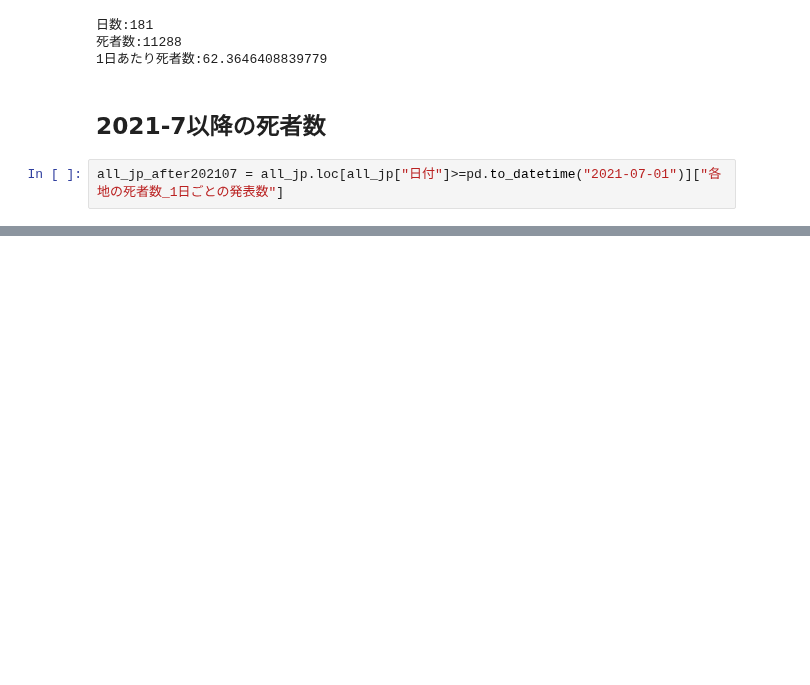
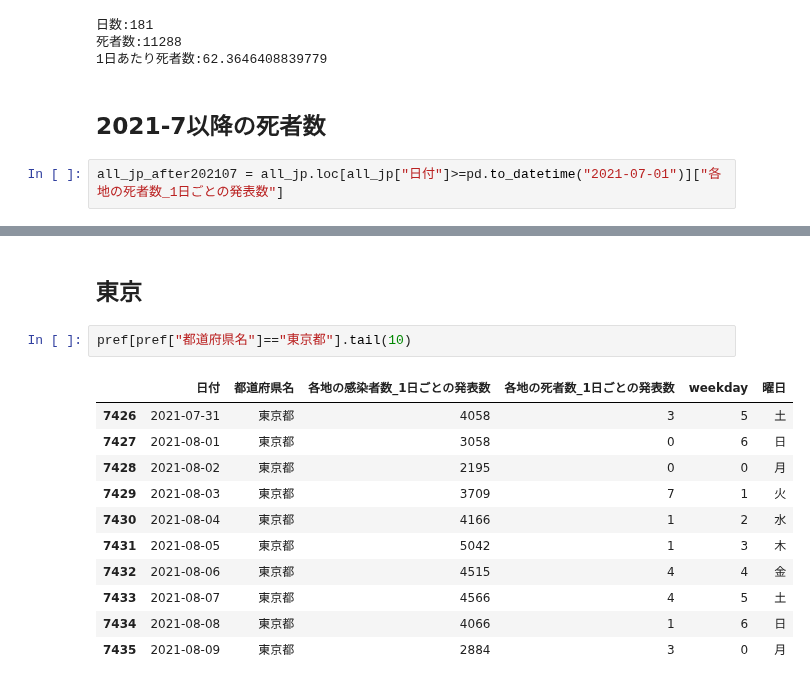
Before and after one commit to marzg510/data-analyze-covid-19, a Jupyter notebook: covid-19-nhk-jp-look.ipynb, the cells around one changed output, grey strips where cells are left out. Cells and saved outputs as stored; diff of their text form; blank space fills up the shorter version.

```diff
--- a/covid-19-nhk-jp-look.ipynb
+++ b/covid-19-nhk-jp-look.ipynb
@@ -149,0 +154,16 @@ print("1日あたり死者数:{}".format(all_jp_after202107.sum()/all_jp_after20
+# %% [markdown]
+## 東京
+# %%
+pref[pref["都道府県名"]=="東京都"].tail(10)
+# %% [output]
+|  | 日付 | 都道府県名 | 各地の感染者数_1日ごとの発表数 | 各地の死者数_1日ごとの発表数 | weekday | 曜日 |
+| 7426 | 2021-07-31 | 東京都 | 4058 | 3 | 5 | 土 |
+| 7427 | 2021-08-01 | 東京都 | 3058 | 0 | 6 | 日 |
+| 7428 | 2021-08-02 | 東京都 | 2195 | 0 | 0 | 月 |
+| 7429 | 2021-08-03 | 東京都 | 3709 | 7 | 1 | 火 |
+| 7430 | 2021-08-04 | 東京都 | 4166 | 1 | 2 | 水 |
+| 7431 | 2021-08-05 | 東京都 | 5042 | 1 | 3 | 木 |
+| 7432 | 2021-08-06 | 東京都 | 4515 | 4 | 4 | 金 |
+| 7433 | 2021-08-07 | 東京都 | 4566 | 4 | 5 | 土 |
+| 7434 | 2021-08-08 | 東京都 | 4066 | 1 | 6 | 日 |
+| 7435 | 2021-08-09 | 東京都 | 2884 | 3 | 0 | 月 |
```
Also changed, not shown: parts of 10 cells of this notebook, 36 other files.
